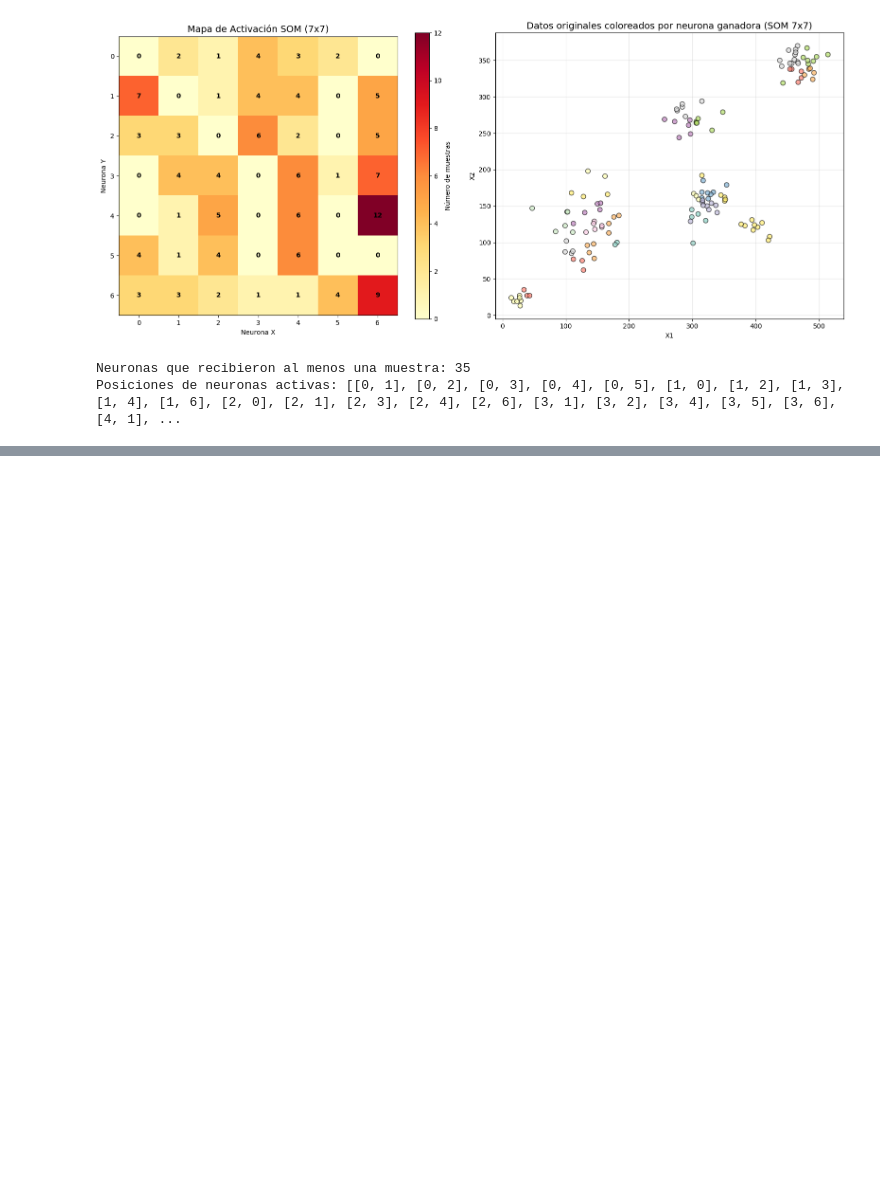
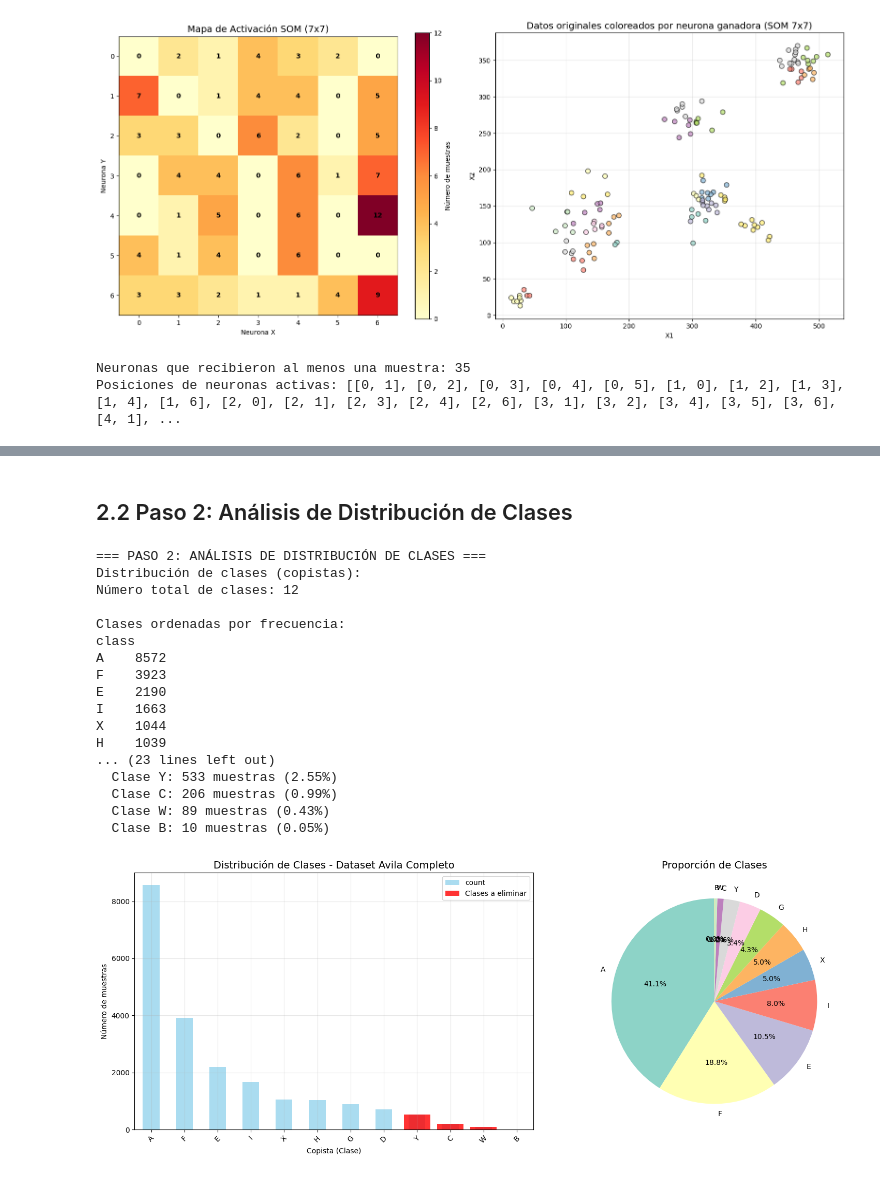
Before and after one commit to aalejoz25/Big_Data, a Jupyter notebook: aprendizaje_no_supervisado/trabajo_1/trabajo_1.ipynb, the cells around one changed output, grey strips where cells are left out. Cells and saved outputs as stored; diff of their text form; code cells hidden in the pictures; blank space fills up the shorter version.

Commit message:
analisis con balanceo de datos

```diff
--- a/aprendizaje_no_supervisado/trabajo_1/trabajo_1.ipynb
+++ b/aprendizaje_no_supervisado/trabajo_1/trabajo_1.ipynb
@@ -1138,0 +486,80 @@ K-means (K=6):
+# %% [markdown]
+## 2.2 Paso 2: Análisis de Distribución de Clases
+# %%
+# Paso 2: Análisis de distribución de clases (copistas)
+print("=== PASO 2: ANÁLISIS DE DISTRIBUCIÓN DE CLASES ===")
+
+# Contar frecuencia de cada clase (copista)
+class_distribution = df_avila_completo['class'].value_counts().sort_values(ascending=False)
+print(f"Distribución de clases (copistas):")
+print(f"Número total de clases: {len(class_distribution)}")
+print("\nClases ordenadas por frecuencia:")
+print(class_distribution)
+
+# Calcular porcentajes
+class_percentages = (class_distribution / len(df_avila_completo) * 100).round(2)
+print(f"\nPorcentajes por clase:")
+for clase, count in class_distribution.items():
+    percentage = class_percentages[clase]
+    print(f"  Clase {clase}: {count} muestras ({percentage}%)")
+
+# Identificar las 4 clases con menor cantidad de datos
+clases_menores = class_distribution.tail(4)
+print(f"\nLas 4 clases con MENOR cantidad de datos (a eliminar según enunciado):")
+for clase, count in clases_menores.items():
+    percentage = class_percentages[clase]
+    print(f"  Clase {clase}: {count} muestras ({percentage}%)")
+
+# Visualización de la distribución
+fig, (ax1, ax2) = plt.subplots(1, 2, figsize=(16, 6))
+
+# Gráfico de barras
+class_distribution.plot(kind='bar', ax=ax1, color='skyblue', alpha=0.7)
+ax1.set_title('Distribución de Clases - Dataset Avila Completo', fontsize=14)
+ax1.set_xlabel('Copista (Clase)')
+ax1.set_ylabel('Número de muestras')
+ax1.tick_params(axis='x', rotation=45)
+ax1.grid(True, alpha=0.3)
+
+# Destacar las 4 clases menores en rojo
+for i, (clase, count) in enumerate(class_distribution.items()):
+    if clase in clases_menores.index:
+        ax1.bar(i, count, color='red', alpha=0.8, label='Clases a eliminar' if clase == clases_menores.index[0] else "")
+
+ax1.legend()
+
+# Gráfico circular
+ax2.pie(class_distribution.values, labels=class_distribution.index, autopct='%1.1f%%',
+        startangle=90, colors=plt.cm.Set3.colors)
+ax2.set_title('Proporción de Clases', fontsize=14)
+
+plt.tight_layout()
+plt.show()
+
+# Resumen estadístico
+print(f"\n=== RESUMEN ESTADÍSTICO ===")
+print(f"Total de muestras: {len(df_avila_completo)}")
+print(f"Total de clases: {len(class_distribution)}")
+print(f"Clase más frecuente: {class_distribution.index[0]} ({class_distribution.iloc[0]} muestras)")
+print(f"Clase menos frecuente: {class_distribution.index[-1]} ({class_distribution.iloc[-1]} muestras)")
+print(f"Media de muestras por clase: {class_distribution.mean():.1f}")
+print(f"Desviación estándar: {class_distribution.std():.1f}")
+# %% [output]
+=== PASO 2: ANÁLISIS DE DISTRIBUCIÓN DE CLASES ===
+Distribución de clases (copistas):
+Número total de clases: 12
+
+Clases ordenadas por frecuencia:
+class
+A    8572
+F    3923
+E    2190
+I    1663
+X    1044
+H    1039
+... (23 lines left out)
+  Clase Y: 533 muestras (2.55%)
+  Clase C: 206 muestras (0.99%)
+  Clase W: 89 muestras (0.43%)
+  Clase B: 10 muestras (0.05%)
+[figure, added]
```
Also changed, not shown: parts of 48 cells of this notebook, 4 other files.
